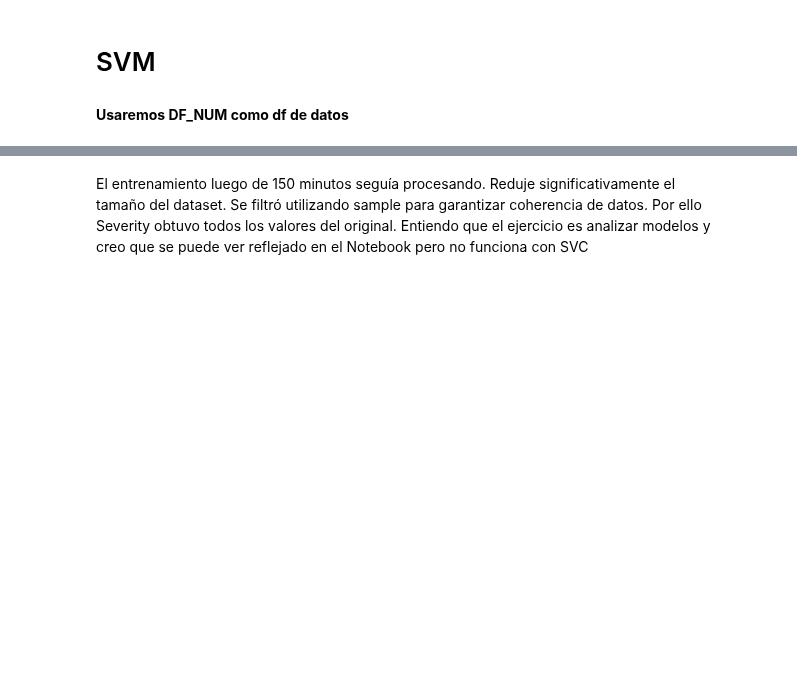
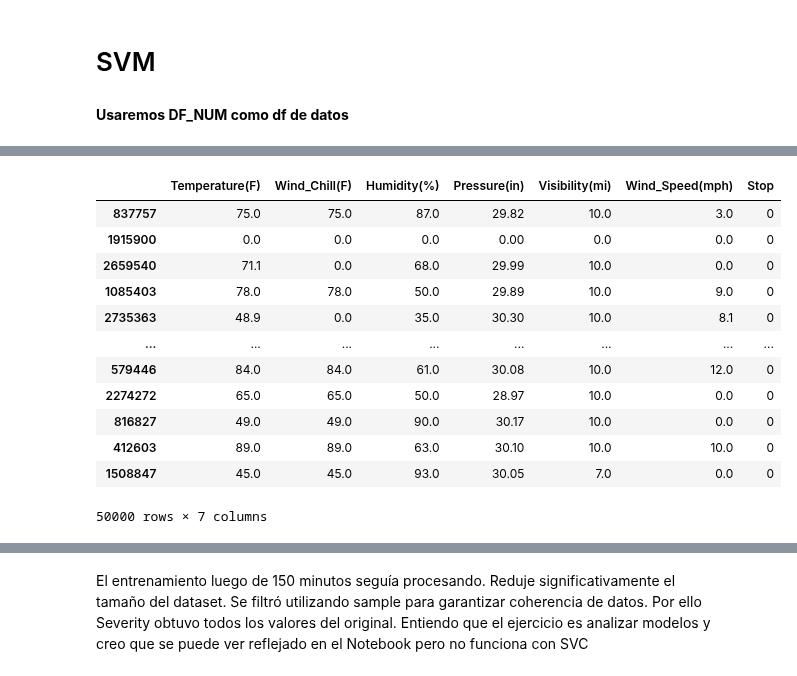
Before and after one commit to EWECORP/DScience_41870, a Jupyter notebook: Desafio_EvaluaciónML_Eduardo_Ettlin.ipynb, the cells around one changed output, grey strips where cells are left out. Cells and saved outputs as stored; diff of their text form; code cells hidden in the pictures; blank space fills up the shorter version.

```diff
--- a/Desafio_EvaluaciónML_Eduardo_Ettlin.ipynb
+++ b/Desafio_EvaluaciónML_Eduardo_Ettlin.ipynb
@@ -422,3 +409,22 @@ X
+# %%
+# División de los datos en train y test
+X2 = X.drop(columns = ['Start_Lat', 'Start_Lng', 'End_Lat', 'End_Lng', 'Number', 'Precipitation(in)','Distance(mi)'], axis= 1) # Matriz de 2 columnas -Variable Independientes   'Temperature(F)', 'Wind_Chill(F)'
+
+X2
+# %% [output]
+|  | Temperature(F) | Wind_Chill(F) | Humidity(%) | Pressure(in) | Visibility(mi) | Wind_Speed(mph) | Stop |
+| 837757 | 75.0 | 75.0 | 87.0 | 29.82 | 10.0 | 3.0 | 0 |
+| 1915900 | 0.0 | 0.0 | 0.0 | 0.00 | 0.0 | 0.0 | 0 |
+| 2659540 | 71.1 | 0.0 | 68.0 | 29.99 | 10.0 | 0.0 | 0 |
+| 1085403 | 78.0 | 78.0 | 50.0 | 29.89 | 10.0 | 9.0 | 0 |
+| 2735363 | 48.9 | 0.0 | 35.0 | 30.30 | 10.0 | 8.1 | 0 |
+| ... | ... | ... | ... | ... | ... | ... | ... |
+| 579446 | 84.0 | 84.0 | 61.0 | 30.08 | 10.0 | 12.0 | 0 |
+| 2274272 | 65.0 | 65.0 | 50.0 | 28.97 | 10.0 | 0.0 | 0 |
+| 816827 | 49.0 | 49.0 | 90.0 | 30.17 | 10.0 | 0.0 | 0 |
+| 412603 | 89.0 | 89.0 | 63.0 | 30.10 | 10.0 | 10.0 | 0 |
+| 1508847 | 45.0 | 45.0 | 93.0 | 30.05 | 7.0 | 0.0 | 0 |
+50000 rows × 7 columns
 # %%
 y
 # %% [output]
```
Also changed, not shown: parts of 36 cells of this notebook.
